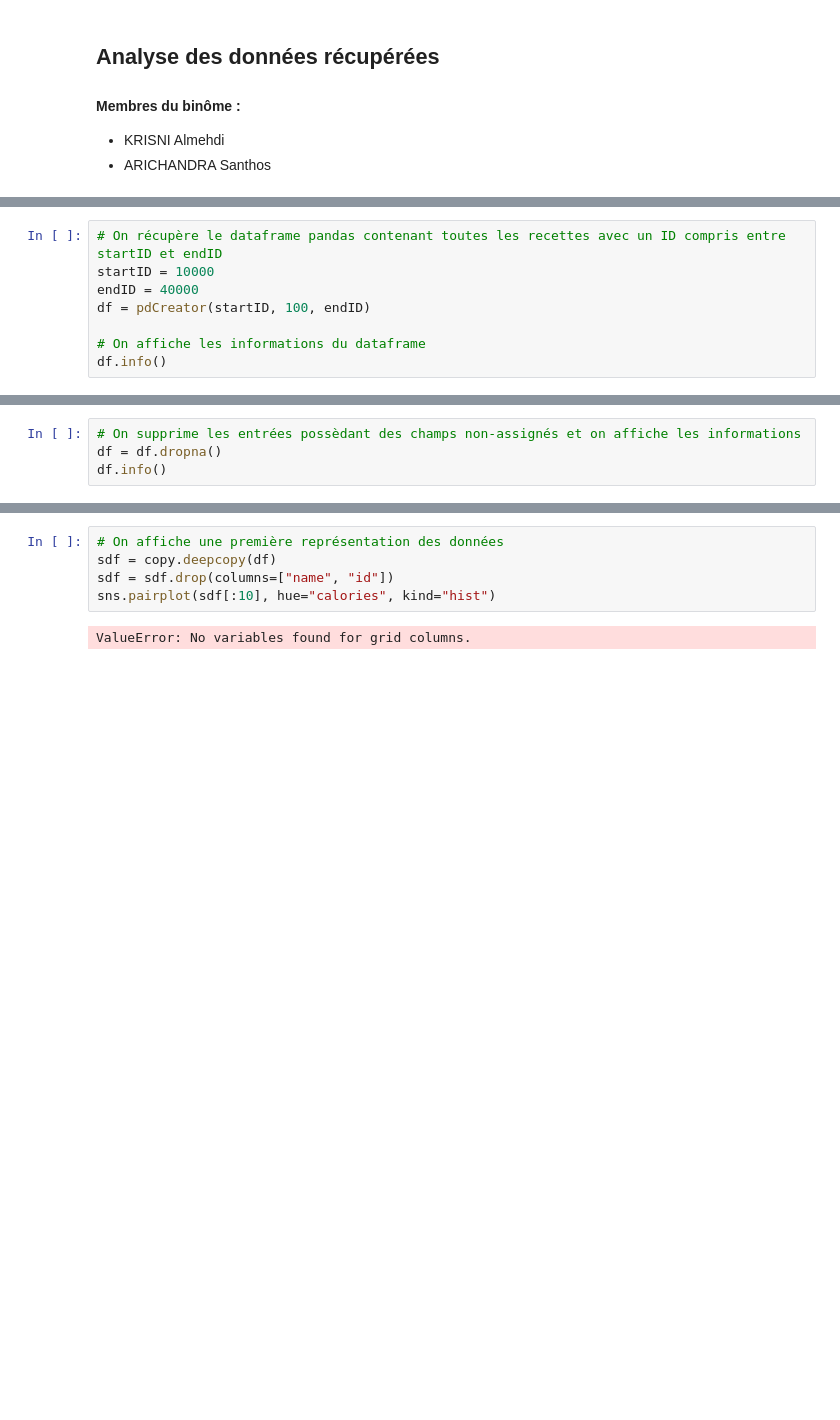
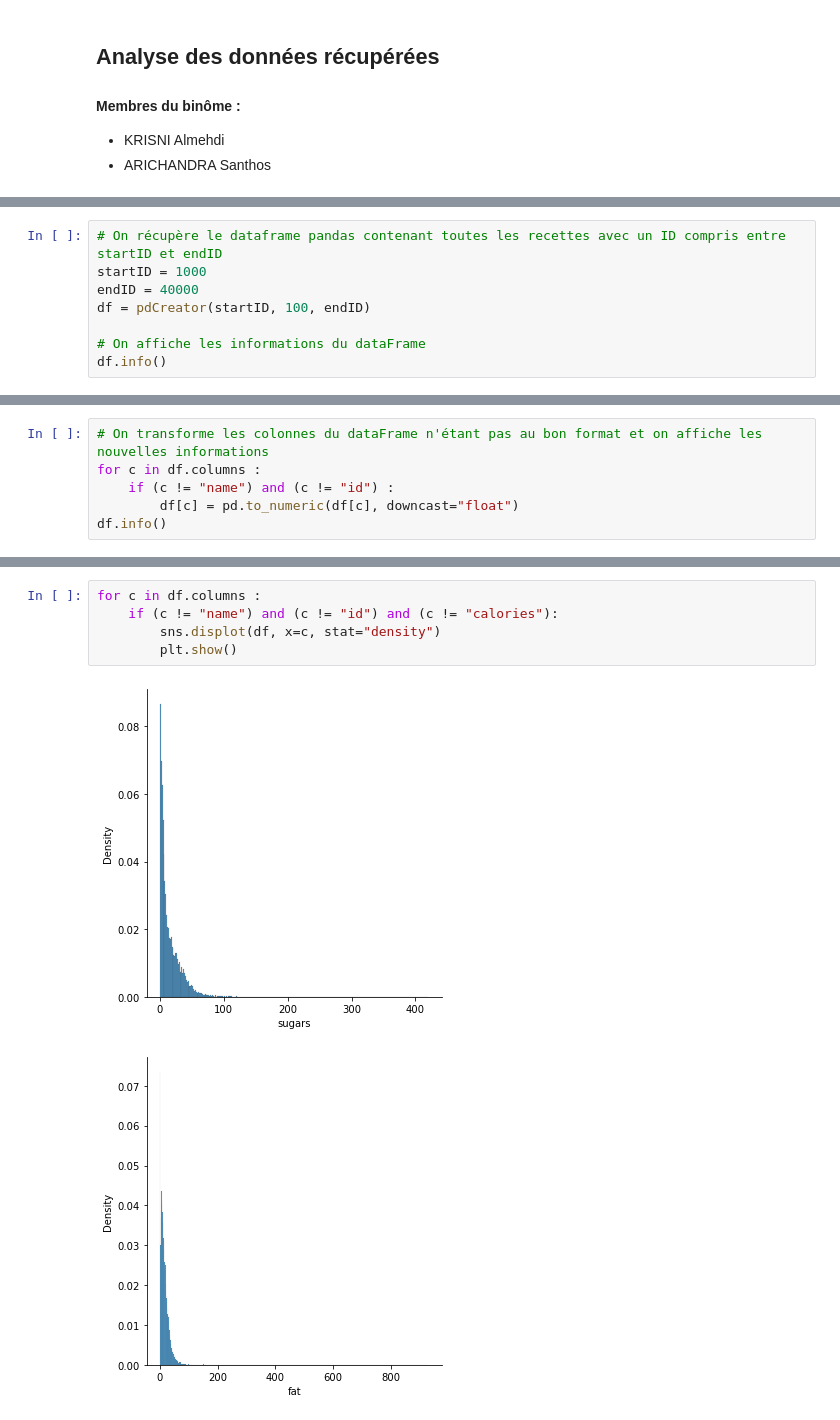
Before and after one commit to almehdiKrisni/Projet-RI-Recreation-Papier-Scientifique, a Jupyter notebook: dataAnalysis.ipynb, the cells around one changed output, grey strips where cells are left out. Cells and saved outputs as stored; diff of their text form; blank space fills up the shorter version.

Commit message:
New data added - Searching a solution for the data values problem

```diff
--- a/dataAnalysis.ipynb
+++ b/dataAnalysis.ipynb
@@ -16,11 +20,11 @@ The autoreload extension is already loaded. To reload it, use:
   %reload_ext autoreload
 # %%
 # On récupère le dataframe pandas contenant toutes les recettes avec un ID compris entre startID et endID
-startID = 10000
+startID = 1000
 endID = 40000
 df = pdCreator(startID, 100, endID)
 
-# On affiche les informations du dataframe
+# On affiche les informations du dataFrame
 df.info()
 # %% [output]
 <class 'pandas.core.frame.DataFrame'>
@@ -40,4 +43,0 @@ memory usage: 904.3+ KB
-# %%
-# On supprime les entrées possèdant des champs non-assignés et on affiche les informations
-df = df.dropna()
-df.info()
@@ -58,0 +44,6 @@ memory usage: 904.3+ KB
+# %%
+# On transforme les colonnes du dataFrame n'étant pas au bon format et on affiche les nouvelles informations
+for c in df.columns :
+    if (c != "name") and (c != "id") :
+        df[c] = pd.to_numeric(df[c], downcast="float")
+df.info()
@@ -66,7 +89,8 @@ sodiumdata = df["sodium"]
-# %%
-# On affiche une première représentation des données
-sdf = copy.deepcopy(df)
-sdf = sdf.drop(columns=["name", "id"])
-sns.pairplot(sdf[:10], hue="calories", kind="hist")
-# %% [output]
-ValueError: No variables found for grid columns.
+# %%
+for c in df.columns :
+    if (c != "name") and (c != "id") and (c != "calories"):
+        sns.displot(df, x=c, stat="density")
+        plt.show()
+# %% [output]
+[figure, added]
+[figure, added]
```
Also changed, not shown: parts of 8 cells of this notebook, 43 other files.
